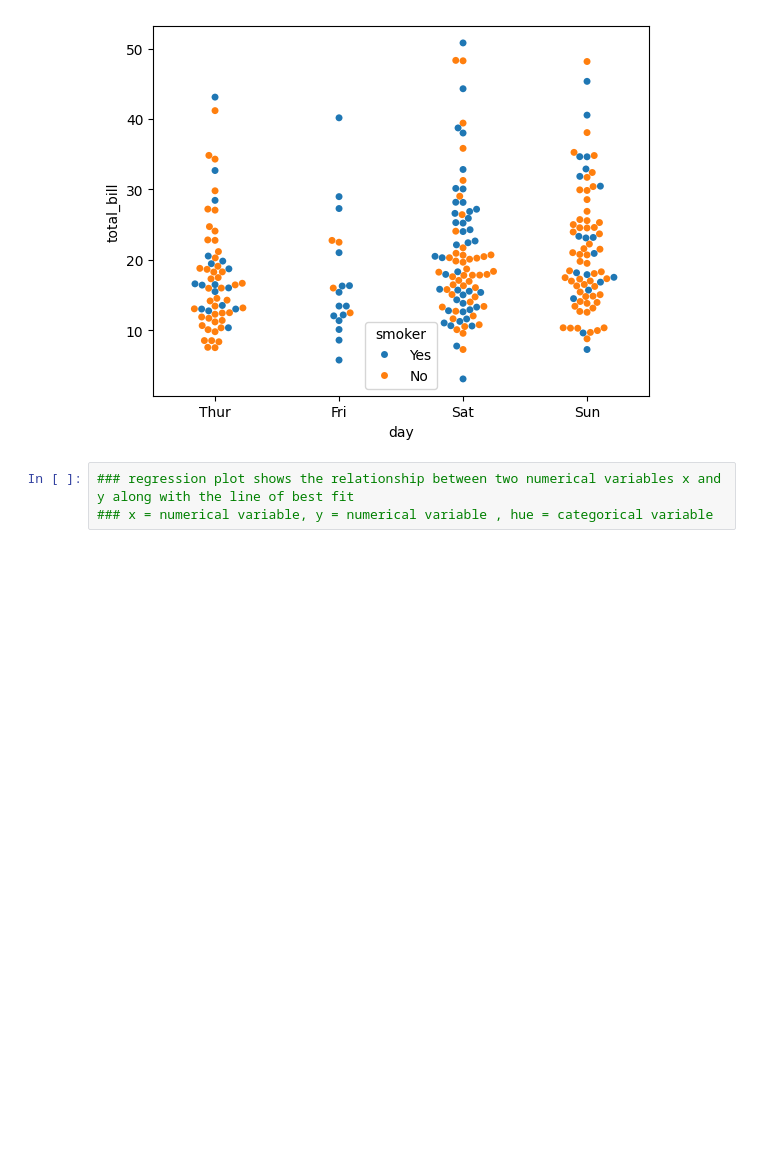
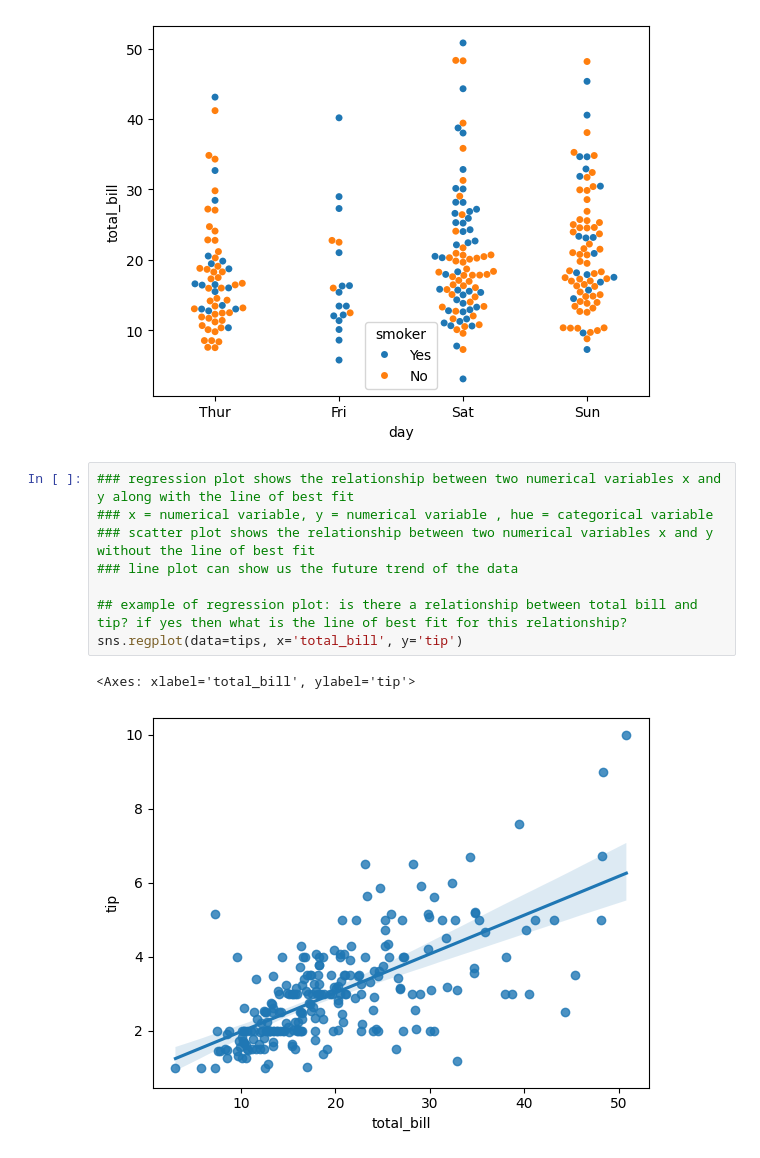
Before and after one commit to ashuwebdevloper/GEN-AI, a Jupyter notebook: Seaborn/starting.ipynb, the cells around one changed output. Cells and saved outputs as stored; diff of their text form; blank space fills up the shorter version.

```diff
--- a/Seaborn/starting.ipynb
+++ b/Seaborn/starting.ipynb
@@ -435,3 +435,11 @@ sns.swarmplot(data=tips, x='day', y='total_bill', hue='smoker')
 # %%
 ### regression plot shows the relationship between two numerical variables x and y along with the line of best fit
 ### x = numerical variable, y = numerical variable , hue = categorical variable
+### scatter plot shows the relationship between two numerical variables x and y without the line of best fit
+### line plot can show us the future trend of the data
+
+## example of regression plot: is there a relationship between total bill and tip? if yes then what is the line of best fit for this relationship?
+sns.regplot(data=tips, x='total_bill', y='tip')
+# %% [output]
+<Axes: xlabel='total_bill', ylabel='tip'>
+[figure, added]
```
Also changed, not shown: parts of 2 cells of this notebook.
